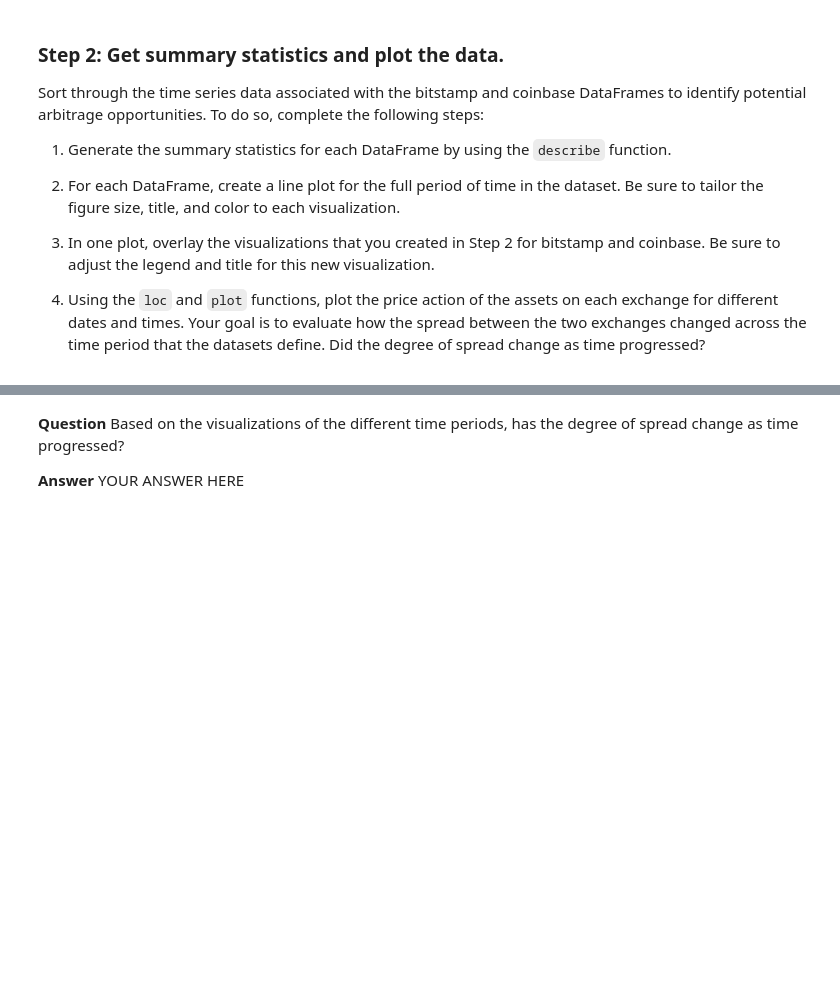
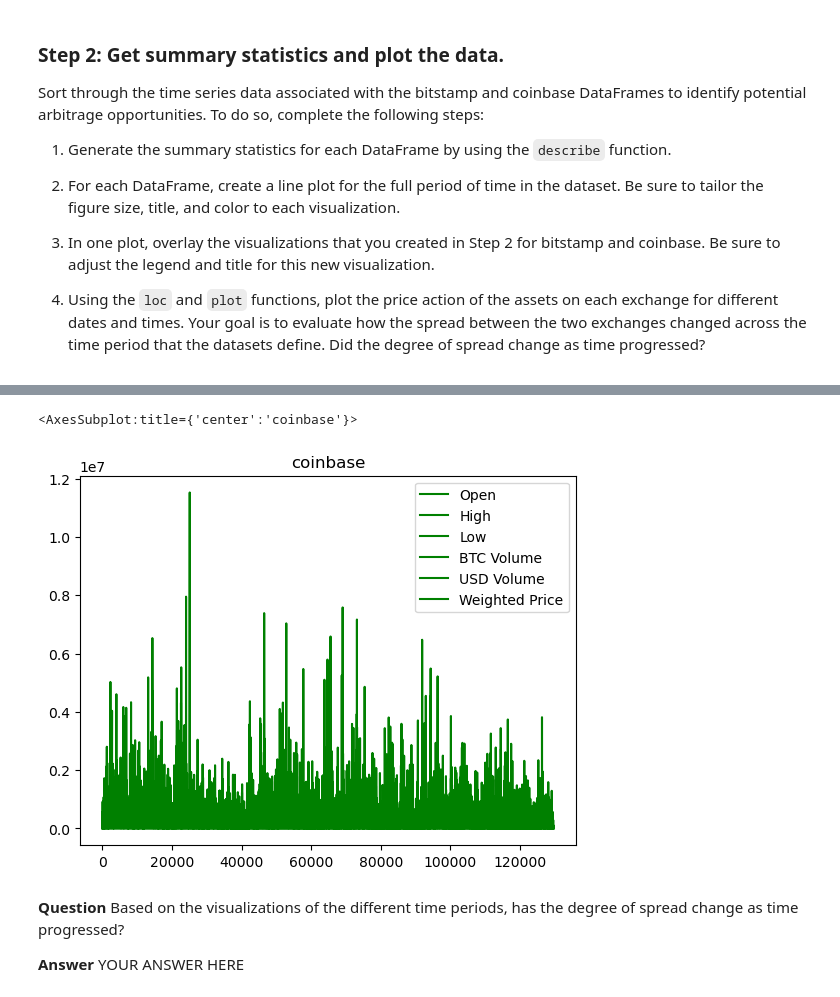
Before and after one commit to arianamoreno13/Challenge_3.0, a Jupyter notebook: challenge_03/crypto_arbitrage.ipynb, the cells around one changed output, grey strips where cells are left out. Cells and saved outputs as stored; diff of their text form; code cells hidden in the pictures; blank space fills up the shorter version.

```diff
--- a/challenge_03/crypto_arbitrage.ipynb
+++ b/challenge_03/crypto_arbitrage.ipynb
@@ -229,6 +229,7 @@ coinbase
 129540 rows × 8 columns
 # %%
 # Step 3
-coinbase.loc[:, "Close"] = coinbase.loc[:, "Close"].astype("float")
+coinbase.loc[:, "Close"] = coinbase.loc[:, "Close"].arr.astype("float")
 coinbase.dtypes
+#need help with astype
 # %% [output]
@@ -322,7 +347,10 @@ Sort through the time series data associated with the bitstamp and coinbase Data
 # %%
 # Create a line plot for the coinbase DataFrame for the full length of time in the dataset
 # Be sure that the figure size, title, and color are tailored to each visualization
-# YOUR CODE HERE
+coinbase.plot.line(figsize=(6.4, 4.8), title="coinbase", color="green")
+# %% [output]
+<AxesSubplot:title={'center':'coinbase'}>
+[figure, added]
 # %%
 # Overlay the visualizations for the bitstamp and coinbase DataFrames in one plot
 # The plot should visualize the prices over the full lenth of the dataset
```
Also changed, not shown: parts of 8 cells of this notebook.
